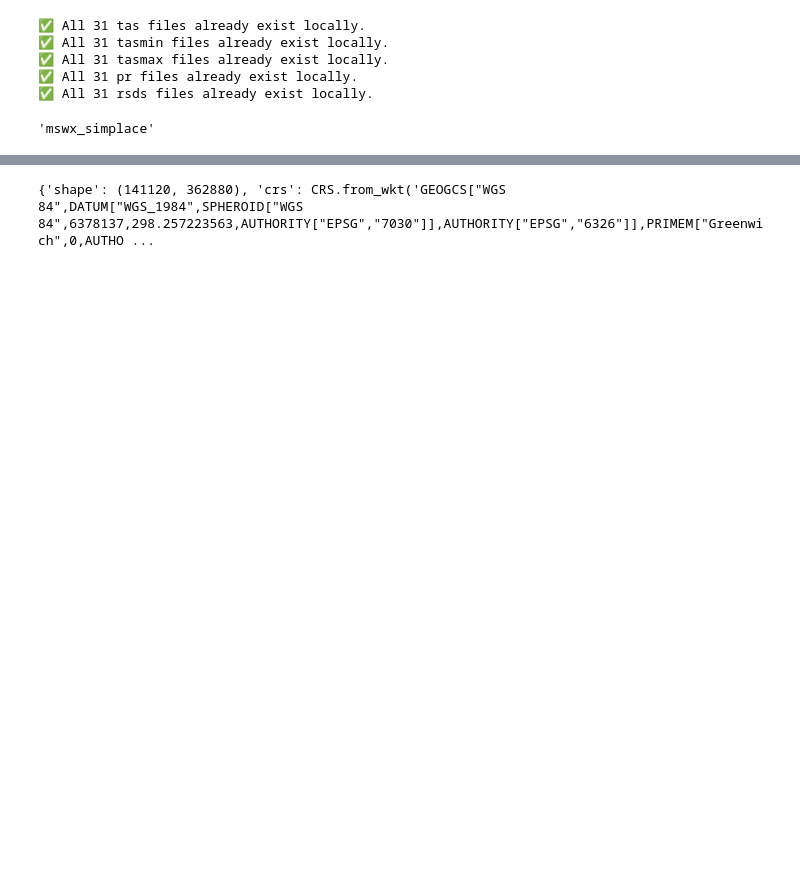
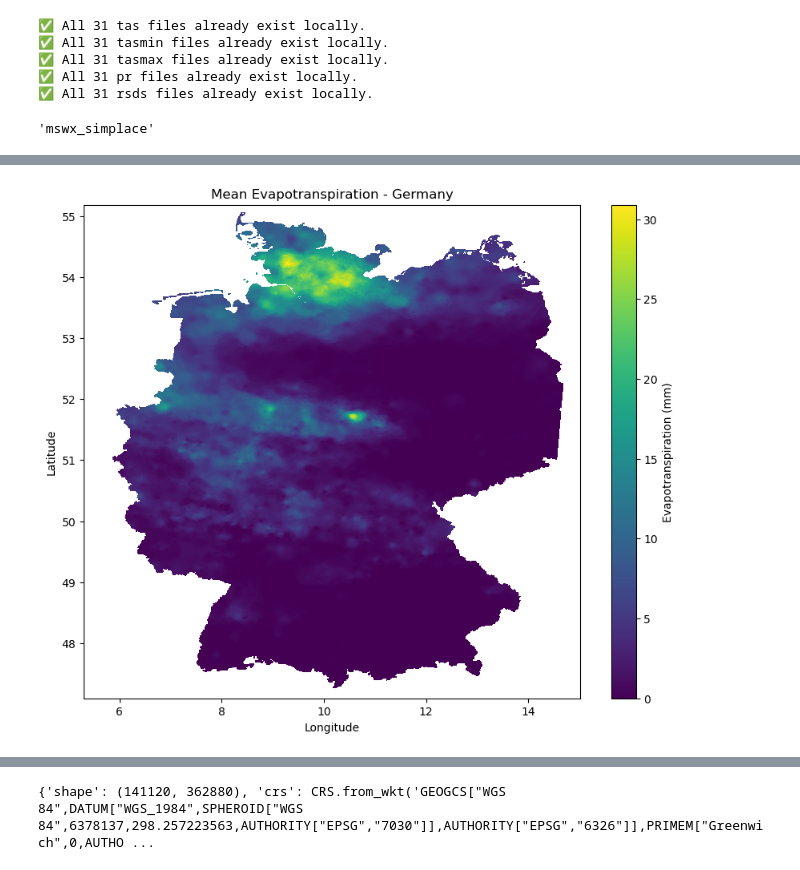
Before and after one commit to Kaushikreddym/climdata, a Jupyter notebook: usecase/simplace_dataprep.ipynb, the cells around one changed output, grey strips where cells are left out. Drawn from its saved outputs; the diff is of its cells as text; code cells hidden in the pictures; blank space fills up the shorter version.

```diff
--- a/usecase/simplace_dataprep.ipynb
+++ b/usecase/simplace_dataprep.ipynb
@@ -28,0 +160,12 @@ extractor.to_csv(filename='mswx_simplace',format='simplace')
+# %%
+ds_mean = ds['pr'].isel(time=0)
+import matplotlib.pyplot as plt
+plt.figure(figsize=(10, 8))
+plt.pcolormesh(ds_mean.lon, ds_mean.lat, ds_mean.values)
+plt.colorbar(label='Evapotranspiration (mm)')
+plt.xlabel('Longitude')
+plt.ylabel('Latitude')
+plt.title('Mean Evapotranspiration - Germany')
+plt.show()
+# %% [output]
+[figure, added]
```
Also changed, not shown: parts of 4 cells of this notebook, 10 other files.
